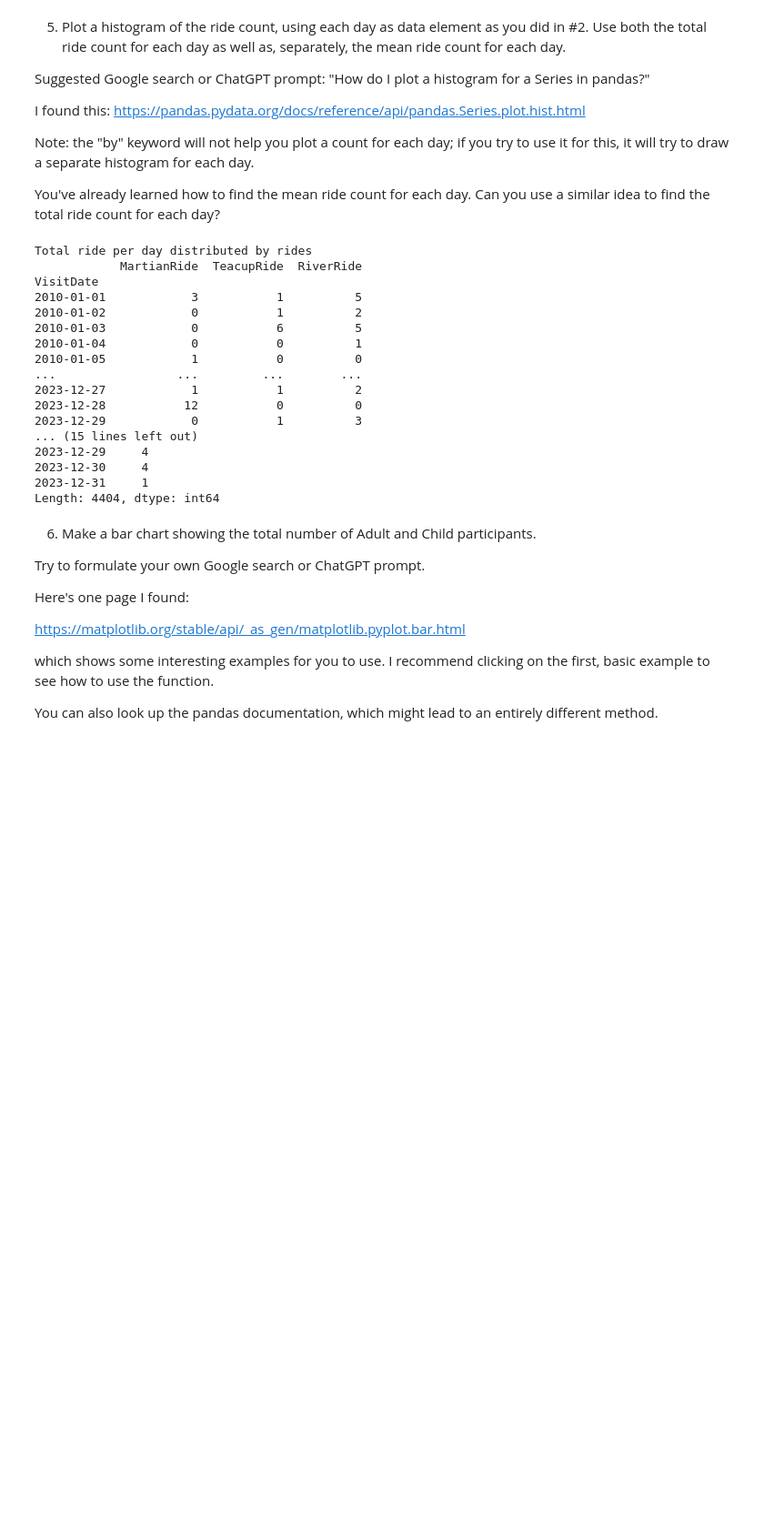
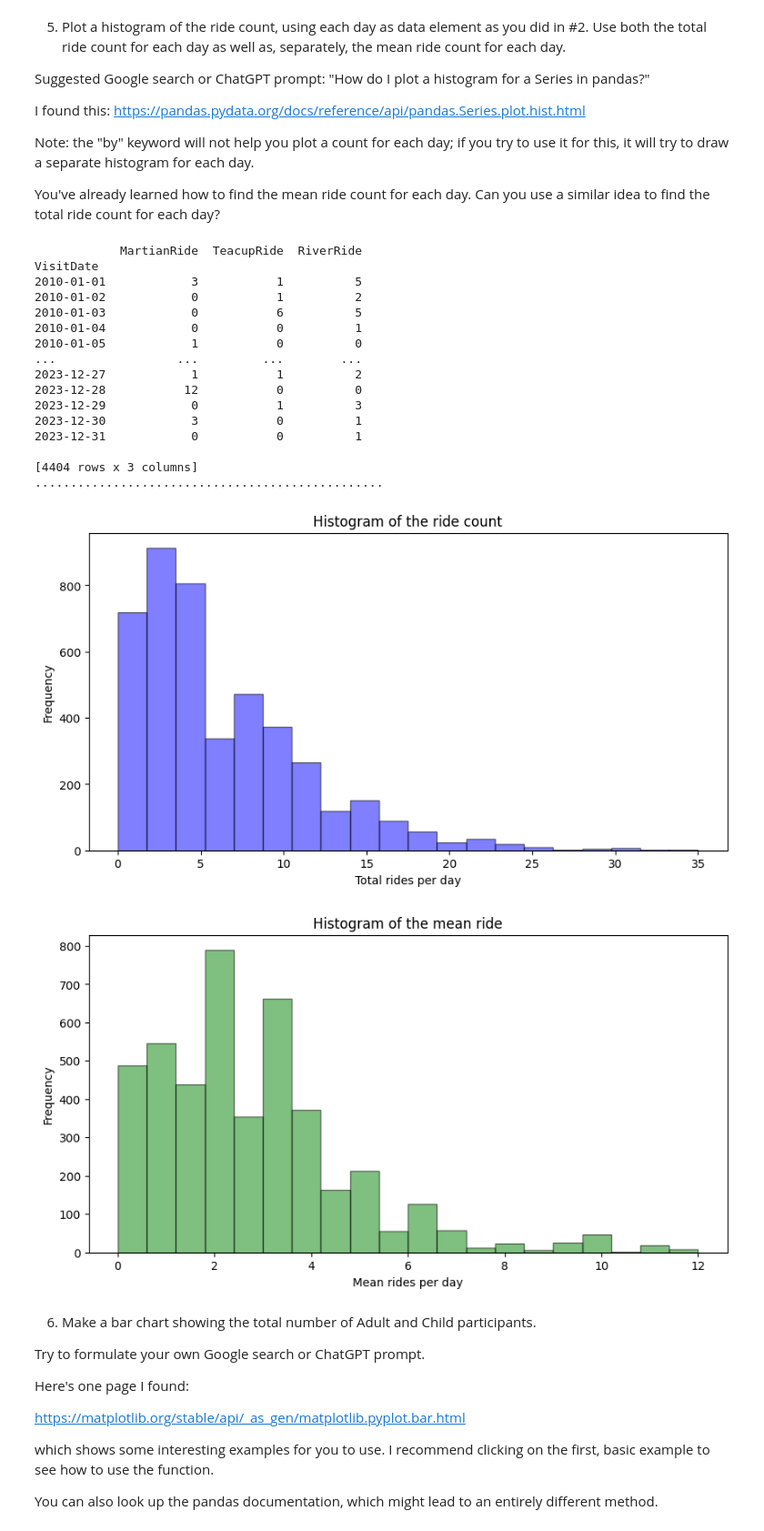
Before and after one commit to Jbaner/Module-B-semester-2, a Jupyter notebook: Week3.ipynb, the cells around one changed output. Shown at 91% size. Saved outputs shown, nothing was run; the diff lists cells and outputs as text; code cells hidden in the pictures; blank space fills up the shorter version.

```diff
--- a/Week3.ipynb
+++ b/Week3.ipynb
@@ -358,33 +363,49 @@ Note: the "by" keyword will not help you plot a count for each day; if you try t
 
 You've already learned how to find the mean ride count for each day.  Can you use a similar idea to find the total ride count for each day?
 # %%
-rides=["MartianRide","TeacupRide","RiverRide"] #list of rides
-ride_by_day=df.groupby("VisitDate")[rides].sum()
-total=ride_by_day.sum(axis=1)
-print("Total ride per day distributed by rides")
-print(ride_by_day)
-print(".................................................")
+import matplotlib.pyplot as plt
 
-print("Total ride per day all rides combined")
-print(total)
+df['TotalRide']=(df["MartianRide"]+df["TeacupRide"]+df["RiverRide"])
+ride_by_day=df.groupby("VisitDate")['TotalRide']
+#total rides count by day
+total_ride_by_day=ride_by_day.sum()
+#mean ride count by day
+mean_ride_by_day=ride_by_day.mean()
+
+#Histogram of the ride count, using each day as data element
+plt.figure(figsize=(10,5))
+total_ride_by_day.plot.hist(bins=20, alpha=0.5, color="blue", edgecolor="black")
+plt.title("Histogram of the ride count")
+plt.xlabel("Total rides per day")
+plt.ylabel("Frequency")
+plt.show()
+
+#Histogram of the mean ride, using each day as data element
+plt.figure(figsize=(10,5))
+mean_ride_by_day.plot.hist(bins=20, alpha=0.5, color="green", edgecolor="black")
+plt.title("Histogram of the mean ride")
+plt.xlabel("Mean rides per day")
+plt.ylabel("Frequency")
+plt.show()
 # %% [output]
-Total ride per day distributed by rides
             MartianRide  TeacupRide  RiverRide
 VisitDate
 2010-01-01            3           1          5
 2010-01-02            0           1          2
 2010-01-03            0           6          5
 2010-01-04            0           0          1
 2010-01-05            1           0          0
 ...                 ...         ...        ...
 2023-12-27            1           1          2
 2023-12-28           12           0          0
 2023-12-29            0           1          3
-... (15 lines left out)
-2023-12-29     4
-2023-12-30     4
-2023-12-31     1
-Length: 4404, dtype: int64
+2023-12-30            3           0          1
+2023-12-31            0           0          1
+
+[4404 rows x 3 columns]
+.................................................
+[figure, added]
+[figure, added]
 # %% [markdown]
 6. Make a bar chart showing the total number of Adult and Child participants.
 
```
Also changed, not shown: parts of 4 cells of this notebook.
